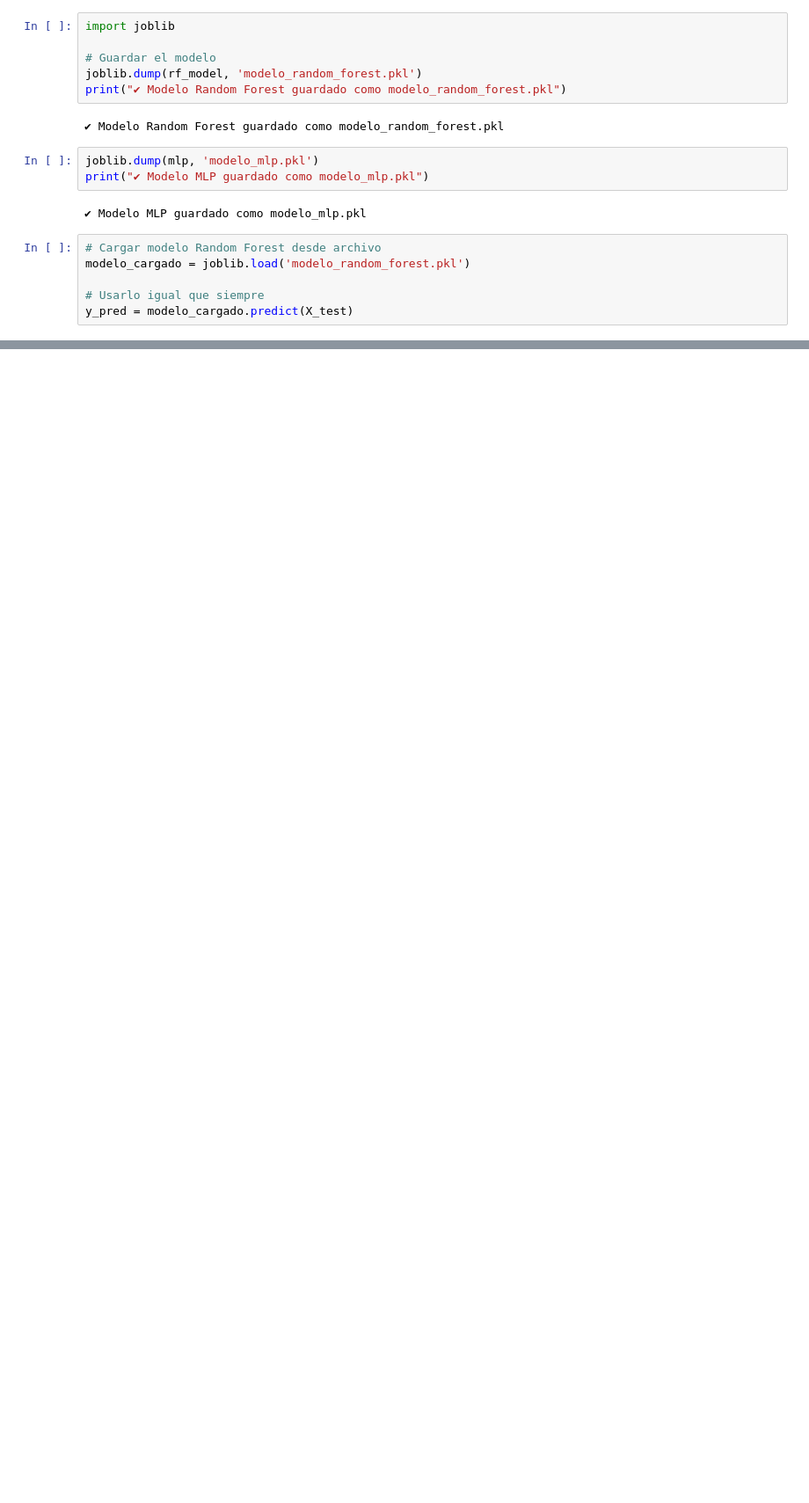
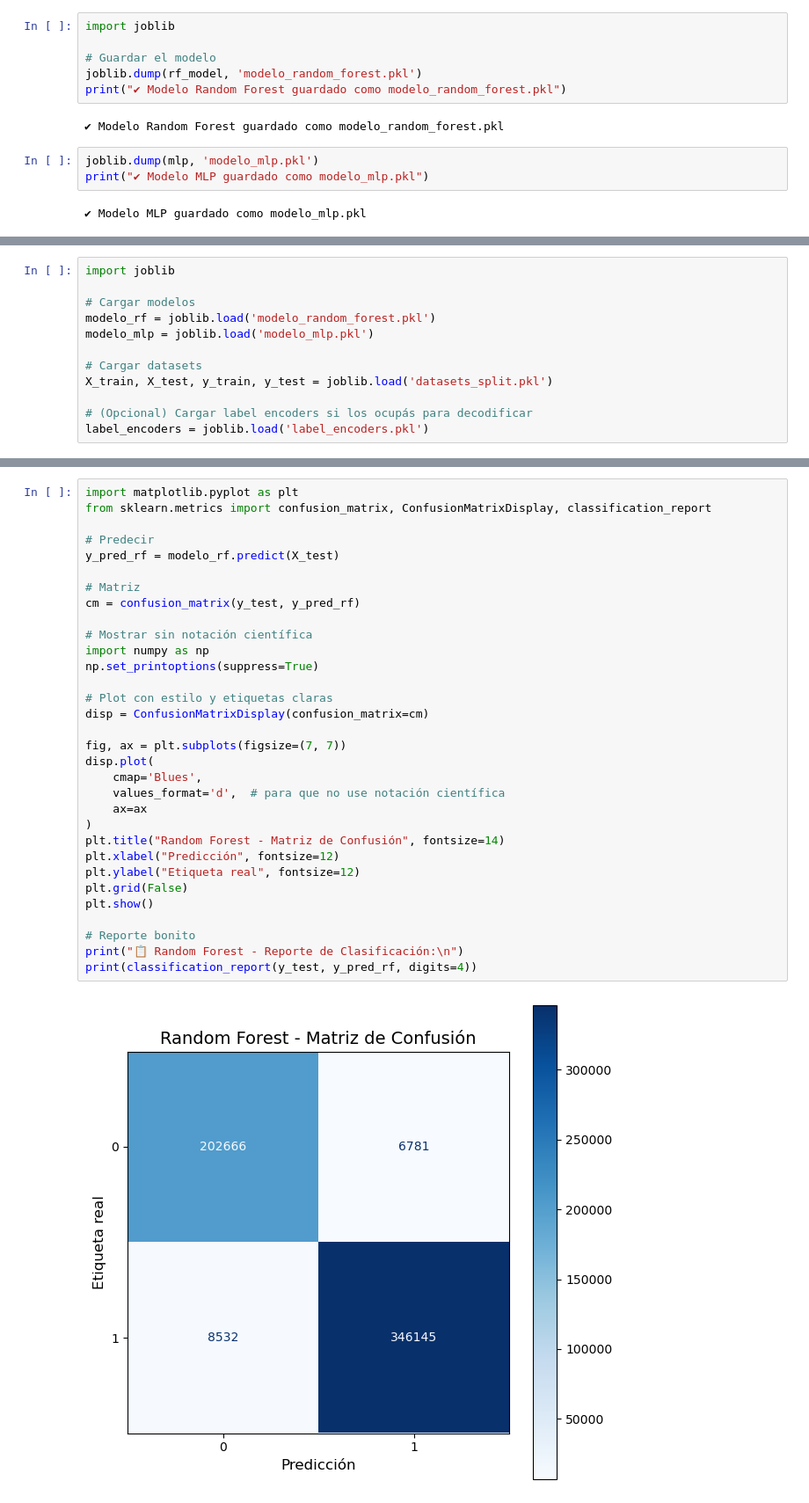
Before and after one commit to Lezjho26/Modelo-de-Inteligencia-Artificial-para-la-Predicci-n-del-Riesgo-de-Deserci-n-Escolar-, a Jupyter notebook: Modelo_IA_Desercion_Escolar_Completo v3.ipynb, the cells around one changed output, grey strips where cells are left out. Shown at 88% size. Saved outputs shown, nothing was run; the diff lists cells and outputs as text; blank space fills up the shorter version.

```diff
--- a/Modelo_IA_Desercion_Escolar_Completo v3.ipynb
+++ b/Modelo_IA_Desercion_Escolar_Completo v3.ipynb
@@ -414,9 +414,3 @@ joblib.dump(mlp, 'modelo_mlp.pkl')
 print("✔ Modelo MLP guardado como modelo_mlp.pkl")
 # %% [output]
 ✔ Modelo MLP guardado como modelo_mlp.pkl
-# %%
-# Cargar modelo Random Forest desde archivo
-modelo_cargado = joblib.load('modelo_random_forest.pkl')
-
-# Usarlo igual que siempre
-y_pred = modelo_cargado.predict(X_test)
@@ -422,0 +429,12 @@ y_pred = modelo_cargado.predict(X_test)
+# %%
+import joblib
+
+# Cargar modelos
+modelo_rf = joblib.load('modelo_random_forest.pkl')
+modelo_mlp = joblib.load('modelo_mlp.pkl')
+
+# Cargar datasets
+X_train, X_test, y_train, y_test = joblib.load('datasets_split.pkl')
+
+# (Opcional) Cargar label encoders si los ocupás para decodificar
+label_encoders = joblib.load('label_encoders.pkl')
@@ -422,0 +443,34 @@ y_pred = modelo_cargado.predict(X_test)
+# %%
+import matplotlib.pyplot as plt
+from sklearn.metrics import confusion_matrix, ConfusionMatrixDisplay, classification_report
+
+# Predecir
+y_pred_rf = modelo_rf.predict(X_test)
+
+# Matriz
+cm = confusion_matrix(y_test, y_pred_rf)
+
+# Mostrar sin notación científica
+import numpy as np
+np.set_printoptions(suppress=True)
+
+# Plot con estilo y etiquetas claras
+disp = ConfusionMatrixDisplay(confusion_matrix=cm)
+
+fig, ax = plt.subplots(figsize=(7, 7))
+disp.plot(
+    cmap='Blues',
+    values_format='d',  # para que no use notación científica
+    ax=ax
+)
+plt.title("Random Forest - Matriz de Confusión", fontsize=14)
+plt.xlabel("Predicción", fontsize=12)
+plt.ylabel("Etiqueta real", fontsize=12)
+plt.grid(False)
+plt.show()
+
+# Reporte bonito
+print("📋 Random Forest - Reporte de Clasificación:\n")
+print(classification_report(y_test, y_pred_rf, digits=4))
+# %% [output]
+[figure, added]
```
Also changed, not shown: parts of 23 cells of this notebook.
